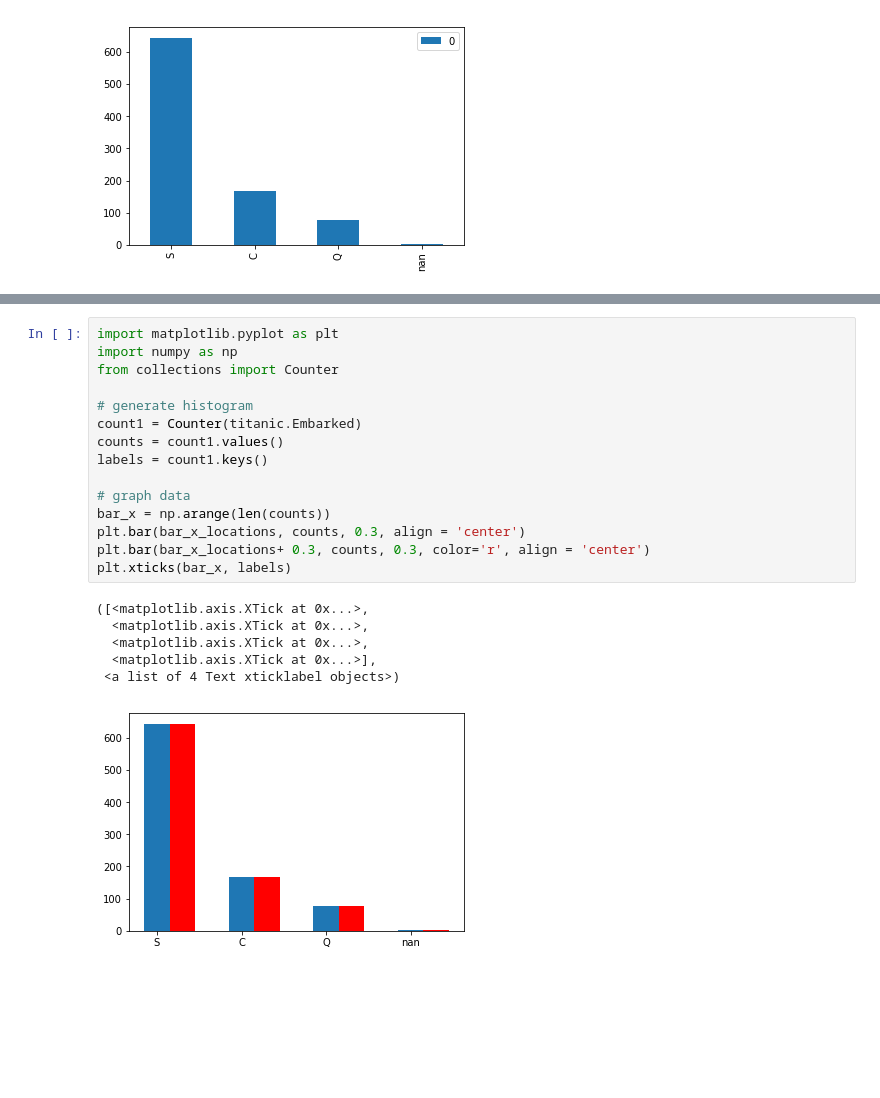
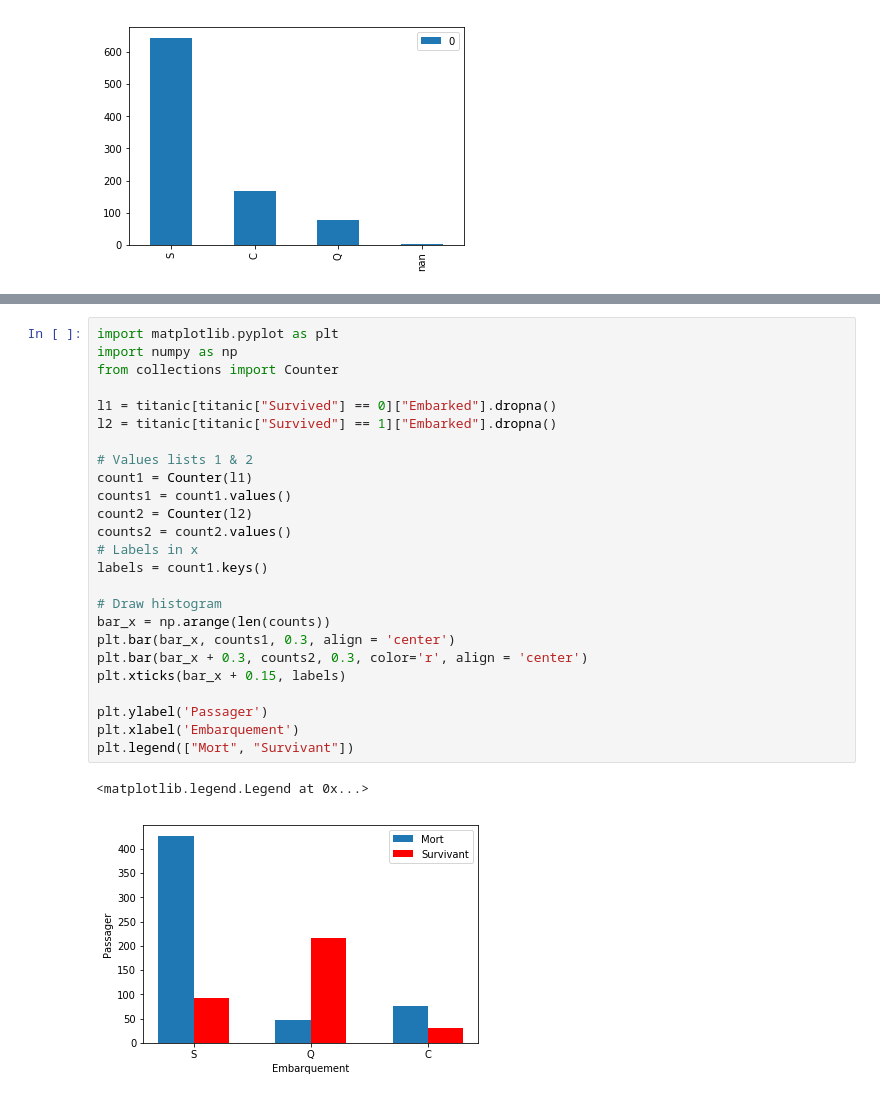
Before and after one commit to valparaizo/python_tutos, a Jupyter notebook: titanic/titanic_3.ipynb, the cells around one changed output, grey strips where cells are left out. Cells and saved outputs as stored; diff of their text form; blank space fills up the shorter version.

Commit message:
Draw 2 histograms with string labels in Python matplotlib

```diff
--- a/titanic/titanic_3.ipynb
+++ b/titanic/titanic_3.ipynb
@@ -67,22 +71,28 @@ df
 # %%
 import matplotlib.pyplot as plt
 import numpy as np
 from collections import Counter
 
-# generate histogram
-count1 = Counter(titanic.Embarked)
-counts = count1.values()
+l1 = titanic[titanic["Survived"] == 0]["Embarked"].dropna()
+l2 = titanic[titanic["Survived"] == 1]["Embarked"].dropna()
+
+# Values lists 1 & 2
+count1 = Counter(l1)
+counts1 = count1.values()
+count2 = Counter(l2)
+counts2 = count2.values()
+# Labels in x
 labels = count1.keys()
 
-# graph data
+# Draw histogram
 bar_x = np.arange(len(counts))
-plt.bar(bar_x_locations, counts, 0.3, align = 'center')
-plt.bar(bar_x_locations+ 0.3, counts, 0.3, color='r', align = 'center')
-plt.xticks(bar_x, labels)
+plt.bar(bar_x, counts1, 0.3, align = 'center')
+plt.bar(bar_x + 0.3, counts2, 0.3, color='r', align = 'center')
+plt.xticks(bar_x + 0.15, labels)
+
+plt.ylabel('Passager')
+plt.xlabel('Embarquement')
+plt.legend(["Mort", "Survivant"])
 # %% [output]
-([<matplotlib.axis.XTick at 0x...>,
-  <matplotlib.axis.XTick at 0x...>,
-  <matplotlib.axis.XTick at 0x...>,
-  <matplotlib.axis.XTick at 0x...>],
- <a list of 4 Text xticklabel objects>)
+<matplotlib.legend.Legend at 0x...>
-[figure, old version]
+[figure, new version]
```
Also changed, not shown: parts of 3 cells of this notebook.
